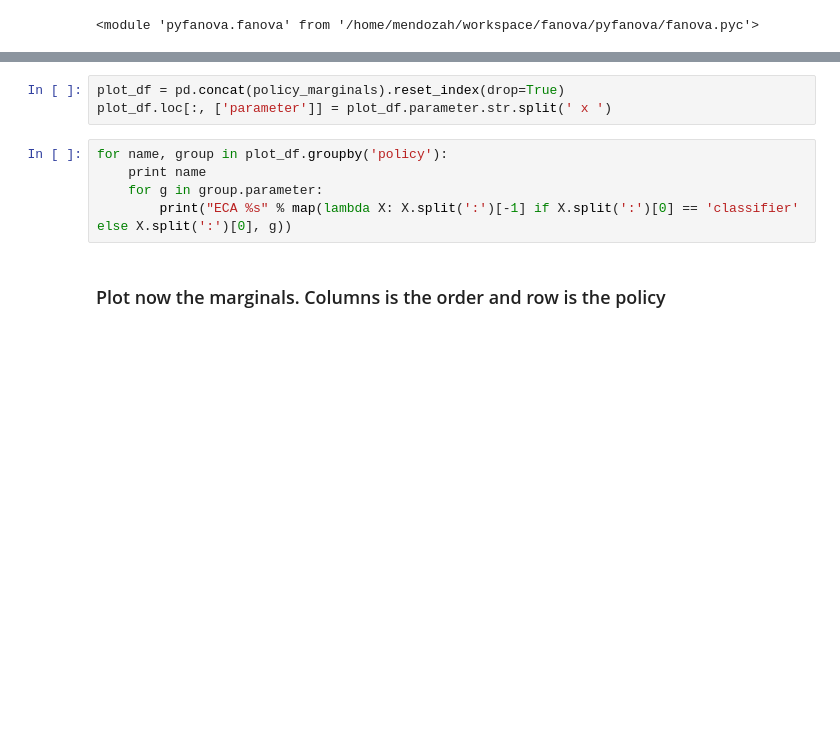
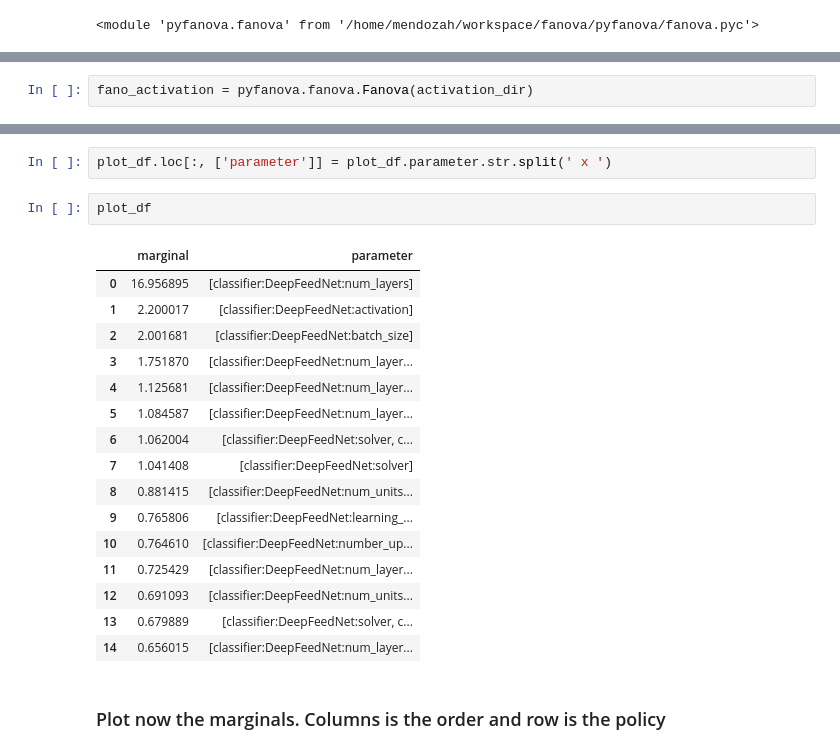
Before and after one commit to hmendozap/master-arbeit-projects, a Jupyter notebook: plotting_param_distros/Hyperparam_Importance_Policy.ipynb, the cells around one changed output, grey strips where cells are left out. Saved outputs shown, nothing was run; the diff lists cells and outputs as text; blank space fills up the shorter version.

```diff
--- a/plotting_param_distros/Hyperparam_Importance_Policy.ipynb
+++ b/plotting_param_distros/Hyperparam_Importance_Policy.ipynb
@@ -56 +46,3 @@ for policy in policies:
+# %%
+fano_activation = pyfanova.fanova.Fanova(activation_dir)
 # %%
@@ -69,11 +73,24 @@ for k, v in fanova_sets.items():
 # %%
-plot_df = pd.concat(policy_marginals).reset_index(drop=True)
 plot_df.loc[:, ['parameter']] = plot_df.parameter.str.split(' x ')
-# %%
-for name, group in plot_df.groupby('policy'):
-    print name
-    for g in group.parameter:
-        print("ECA %s" % map(lambda X: X.split(':')[-1] if X.split(':')[0] == 'classifier' else X.split(':')[0], g))
+# %%
+plot_df
+# %% [output]
+|  | marginal | parameter |
+| 0 | 16.956895 | [classifier:DeepFeedNet:num_layers] |
+| 1 | 2.200017 | [classifier:DeepFeedNet:activation] |
+| 2 | 2.001681 | [classifier:DeepFeedNet:batch_size] |
+| 3 | 1.751870 | [classifier:DeepFeedNet:num_layer... |
+| 4 | 1.125681 | [classifier:DeepFeedNet:num_layer... |
+| 5 | 1.084587 | [classifier:DeepFeedNet:num_layer... |
+| 6 | 1.062004 | [classifier:DeepFeedNet:solver, c... |
+| 7 | 1.041408 | [classifier:DeepFeedNet:solver] |
+| 8 | 0.881415 | [classifier:DeepFeedNet:num_units... |
+| 9 | 0.765806 | [classifier:DeepFeedNet:learning_... |
+| 10 | 0.764610 | [classifier:DeepFeedNet:number_up... |
+| 11 | 0.725429 | [classifier:DeepFeedNet:num_layer... |
+| 12 | 0.691093 | [classifier:DeepFeedNet:num_units... |
+| 13 | 0.679889 | [classifier:DeepFeedNet:solver, c... |
+| 14 | 0.656015 | [classifier:DeepFeedNet:num_layer... |
 # %% [markdown]
 ### Plot now the marginals. Columns is the order and row is the policy
 # %%
```
Also changed, not shown: parts of 11 cells of this notebook, 1 other file.
